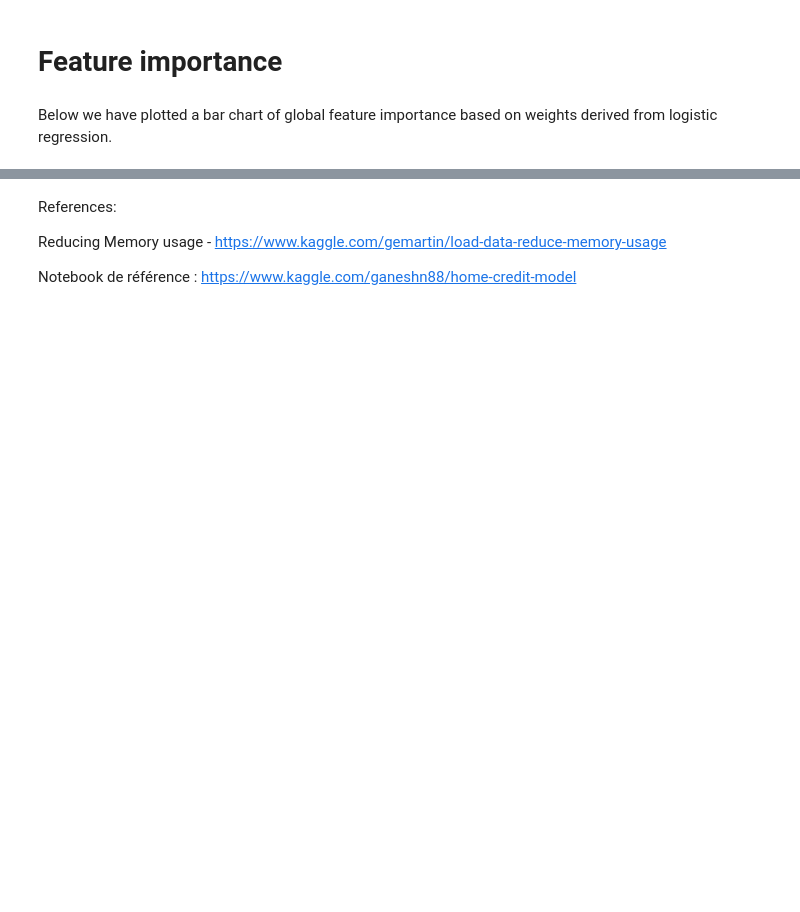
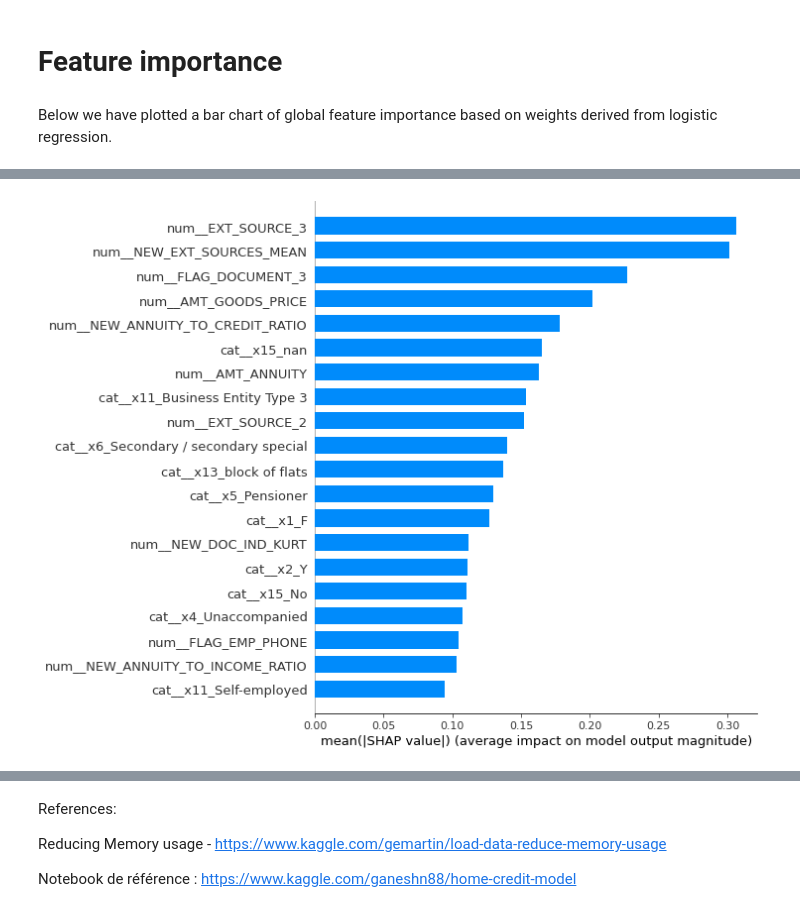
Before and after one commit to jocelyne-vet/projet-7-bis, a Jupyter notebook: P7_02_notebookModel - Bis.ipynb, the cells around one changed output, grey strips where cells are left out. Cells and saved outputs as stored; diff of their text form; code cells hidden in the pictures; blank space fills up the shorter version.

```diff
--- a/P7_02_notebookModel - Bis.ipynb
+++ b/P7_02_notebookModel - Bis.ipynb
@@ -1071,0 +944,10 @@ roc_auc : 0.737130484878309
+# %%
+import shap
+
+shap.initjs()
+
+x_TrainP = model.named_steps['preprocessor'].fit_transform(X_train)
+
+x_TrainR, y_trainR = model.named_steps['sampler'].fit_resample(x_TrainP, y_train)
+masker = shap.maskers.Independent(data = x_TrainR)
+explainer = shap.LinearExplainer(model.named_steps['classifier'], masker = masker)
@@ -1071,0 +956,8 @@ roc_auc : 0.737130484878309
+# %%
+#get Shap values from preprocessed data
+shap_values = explainer.shap_values(x_TrainR)
+
+#plot the feature importance
+shap.summary_plot(shap_values, x_TrainR, plot_type="bar", feature_names=columns)
+# %% [output]
+[figure, added]
```
Also changed, not shown: parts of 24 cells of this notebook, 6 other files.
